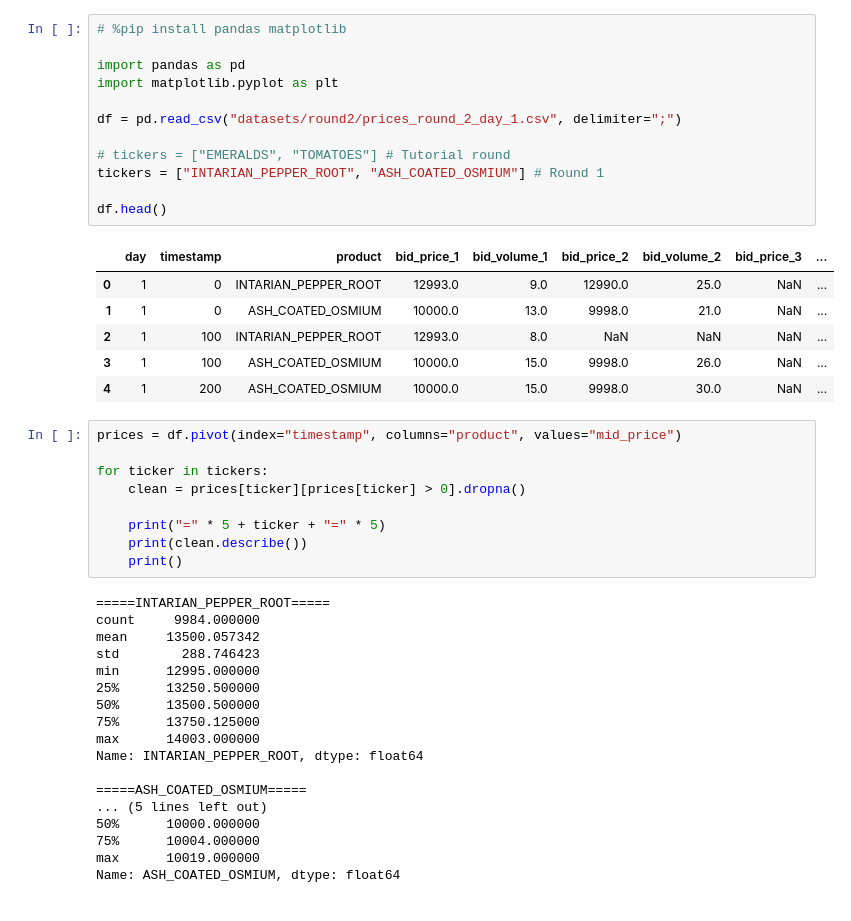
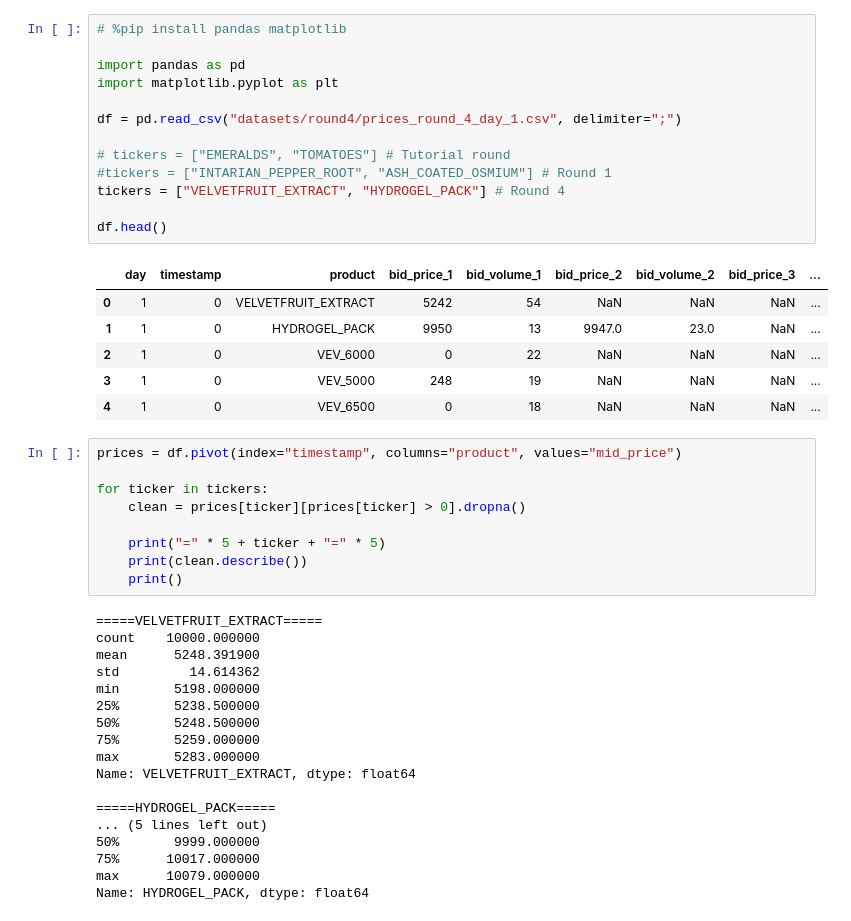
Before and after one commit to dcatalim/IMC-Prosperity-4, a Jupyter notebook: analysis.ipynb, the cells around one changed output. Cells and saved outputs as stored; diff of their text form.

```diff
--- a/analysis.ipynb
+++ b/analysis.ipynb
@@ -1,22 +1,23 @@
 # %%
 # %pip install pandas matplotlib
 
 import pandas as pd
 import matplotlib.pyplot as plt
 
-df = pd.read_csv("datasets/round2/prices_round_2_day_1.csv", delimiter=";")
+df = pd.read_csv("datasets/round4/prices_round_4_day_1.csv", delimiter=";")
 
 # tickers = ["EMERALDS", "TOMATOES"] # Tutorial round
-tickers = ["INTARIAN_PEPPER_ROOT", "ASH_COATED_OSMIUM"] # Round 1
+#tickers = ["INTARIAN_PEPPER_ROOT", "ASH_COATED_OSMIUM"] # Round 1
+tickers = ["VELVETFRUIT_EXTRACT", "HYDROGEL_PACK"] # Round 4
 
 df.head()
 # %% [output]
 |  | day | timestamp | product | bid_price_1 | bid_volume_1 | bid_price_2 | bid_volume_2 | bid_price_3 | ... |
-| 0 | 1 | 0 | INTARIAN_PEPPER_ROOT | 12993.0 | 9.0 | 12990.0 | 25.0 | NaN | ... |
-| 1 | 1 | 0 | ASH_COATED_OSMIUM | 10000.0 | 13.0 | 9998.0 | 21.0 | NaN | ... |
-| 2 | 1 | 100 | INTARIAN_PEPPER_ROOT | 12993.0 | 8.0 | NaN | NaN | NaN | ... |
-| 3 | 1 | 100 | ASH_COATED_OSMIUM | 10000.0 | 15.0 | 9998.0 | 26.0 | NaN | ... |
-| 4 | 1 | 200 | ASH_COATED_OSMIUM | 10000.0 | 15.0 | 9998.0 | 30.0 | NaN | ... |
+| 0 | 1 | 0 | VELVETFRUIT_EXTRACT | 5242 | 54 | NaN | NaN | NaN | ... |
+| 1 | 1 | 0 | HYDROGEL_PACK | 9950 | 13 | 9947.0 | 23.0 | NaN | ... |
+| 2 | 1 | 0 | VEV_6000 | 0 | 22 | NaN | NaN | NaN | ... |
+| 3 | 1 | 0 | VEV_5000 | 248 | 19 | NaN | NaN | NaN | ... |
+| 4 | 1 | 0 | VEV_6500 | 0 | 18 | NaN | NaN | NaN | ... |
 # %%
 prices = df.pivot(index="timestamp", columns="product", values="mid_price")
 
@@ -27,23 +28,23 @@ for ticker in tickers:
     print(clean.describe())
     print()
 # %% [output]
-=====INTARIAN_PEPPER_ROOT=====
-count     9984.000000
-mean     13500.057342
-std        288.746423
-min      12995.000000
-25%      13250.500000
-50%      13500.500000
-75%      13750.125000
-max      14003.000000
-Name: INTARIAN_PEPPER_ROOT, dtype: float64
+=====VELVETFRUIT_EXTRACT=====
+count    10000.000000
+mean      5248.391900
+std         14.614362
+min       5198.000000
+25%       5238.500000
+50%       5248.500000
+75%       5259.000000
+max       5283.000000
+Name: VELVETFRUIT_EXTRACT, dtype: float64
 
-=====ASH_COATED_OSMIUM=====
+=====HYDROGEL_PACK=====
 ... (5 lines left out)
-50%      10000.000000
-75%      10004.000000
-max      10019.000000
-Name: ASH_COATED_OSMIUM, dtype: float64
+50%       9999.000000
+75%      10017.000000
+max      10079.000000
+Name: HYDROGEL_PACK, dtype: float64
 # %%
 
 for ticker in tickers:
```
Also changed, not shown: parts of 2 cells of this notebook.
